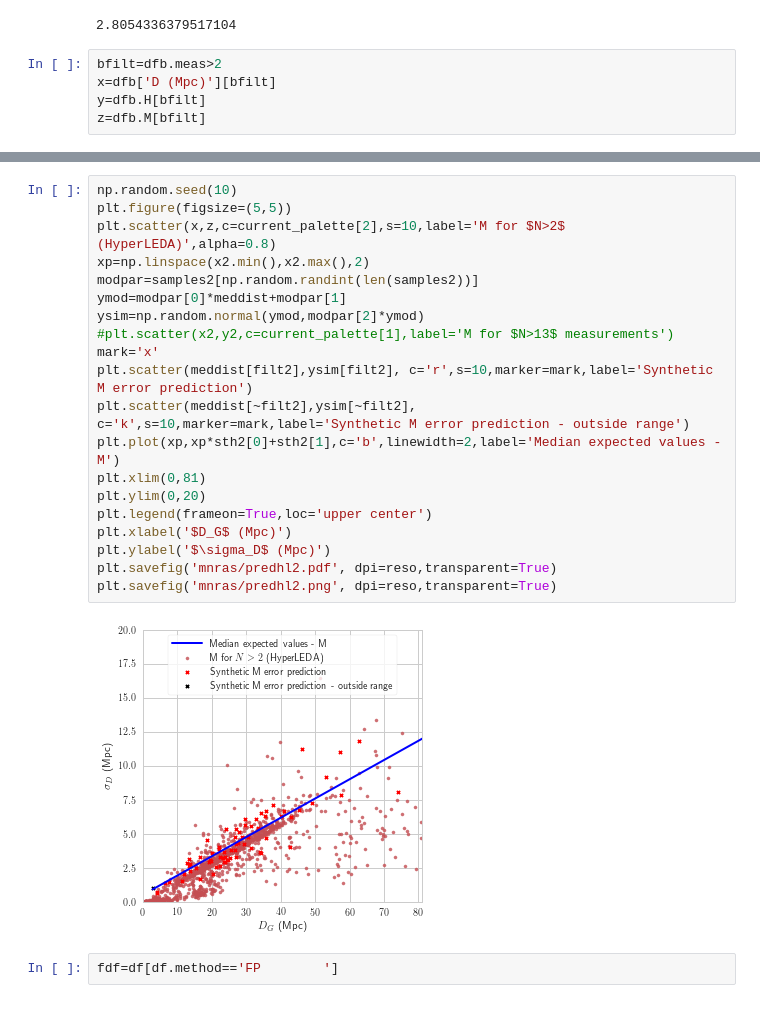
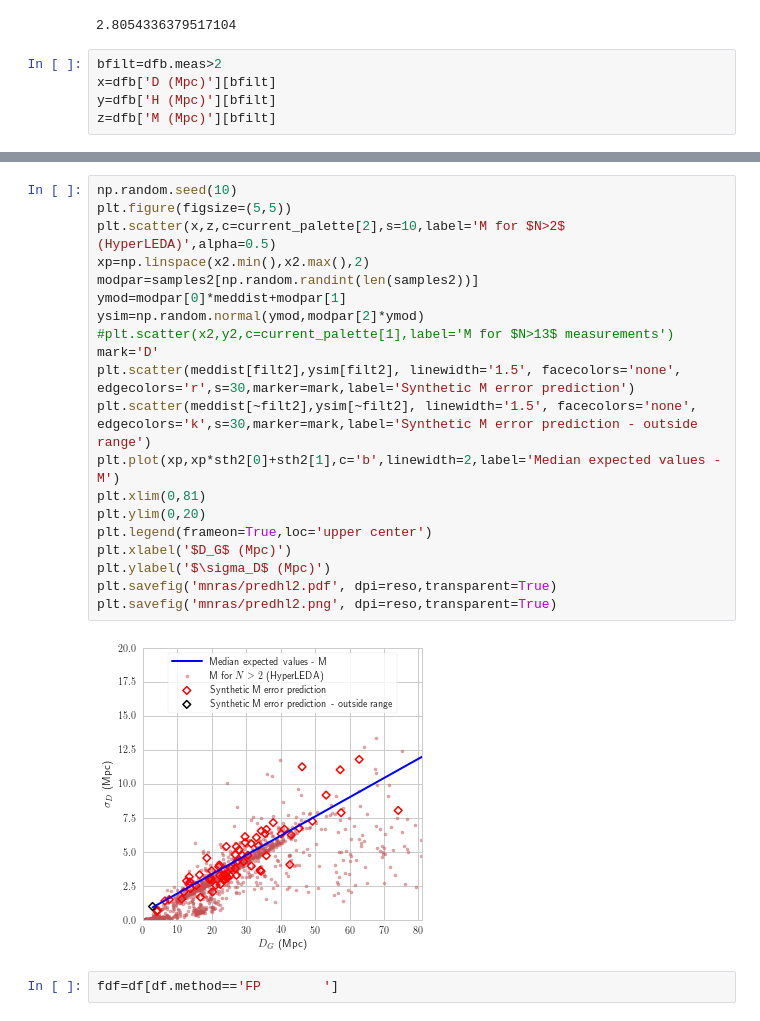
Before and after one commit to saint-germain/errorprediction, a Jupyter notebook: errors_HyperLEDA.ipynb, the cells around one changed output, grey strips where cells are left out. Drawn from its saved outputs; the diff is of its cells as text.

```diff
--- a/errors_HyperLEDA.ipynb
+++ b/errors_HyperLEDA.ipynb
@@ -388,8 +374,8 @@ meddist.min()
 # %%
 bfilt=dfb.meas>2
 x=dfb['D (Mpc)'][bfilt]
-y=dfb.H[bfilt]
-z=dfb.M[bfilt]
+y=dfb['H (Mpc)'][bfilt]
+z=dfb['M (Mpc)'][bfilt]
 # %%
 np.random.seed(10)
 plt.figure(figsize=(5,5))
@@ -415,25 +401,25 @@ plt.savefig('mnras/predhl1.png', dpi=reso,transparent=True)
 # %%
 np.random.seed(10)
 plt.figure(figsize=(5,5))
-plt.scatter(x,z,c=current_palette[2],s=10,label='M for $N>2$ (HyperLEDA)',alpha=0.8)
+plt.scatter(x,z,c=current_palette[2],s=10,label='M for $N>2$ (HyperLEDA)',alpha=0.5)
 xp=np.linspace(x2.min(),x2.max(),2)
 modpar=samples2[np.random.randint(len(samples2))]
 ymod=modpar[0]*meddist+modpar[1]
 ysim=np.random.normal(ymod,modpar[2]*ymod)
 #plt.scatter(x2,y2,c=current_palette[1],label='M for $N>13$ measurements')
-mark='x'
-plt.scatter(meddist[filt2],ysim[filt2], c='r',s=10,marker=mark,label='Synthetic M error prediction')
-plt.scatter(meddist[~filt2],ysim[~filt2], c='k',s=10,marker=mark,label='Synthetic M error prediction - outside range')
+mark='D'
+plt.scatter(meddist[filt2],ysim[filt2], linewidth='1.5', facecolors='none', edgecolors='r',s=30,marker=mark,label='Synthetic M error prediction')
+plt.scatter(meddist[~filt2],ysim[~filt2], linewidth='1.5', facecolors='none', edgecolors='k',s=30,marker=mark,label='Synthetic M error prediction - outside range')
 plt.plot(xp,xp*sth2[0]+sth2[1],c='b',linewidth=2,label='Median expected values - M')
 plt.xlim(0,81)
 plt.ylim(0,20)
 plt.legend(frameon=True,loc='upper center')
 plt.xlabel('$D_G$ (Mpc)')
 plt.ylabel('$\sigma_D$ (Mpc)')
 plt.savefig('mnras/predhl2.pdf', dpi=reso,transparent=True)
 plt.savefig('mnras/predhl2.png', dpi=reso,transparent=True)
 # %% [output]
-[figure, old version]
+[figure, new version]
 # %%
 fdf=df[df.method=='FP        ']
 # %%
```
Also changed, not shown: parts of 18 cells of this notebook, 31 other files.
